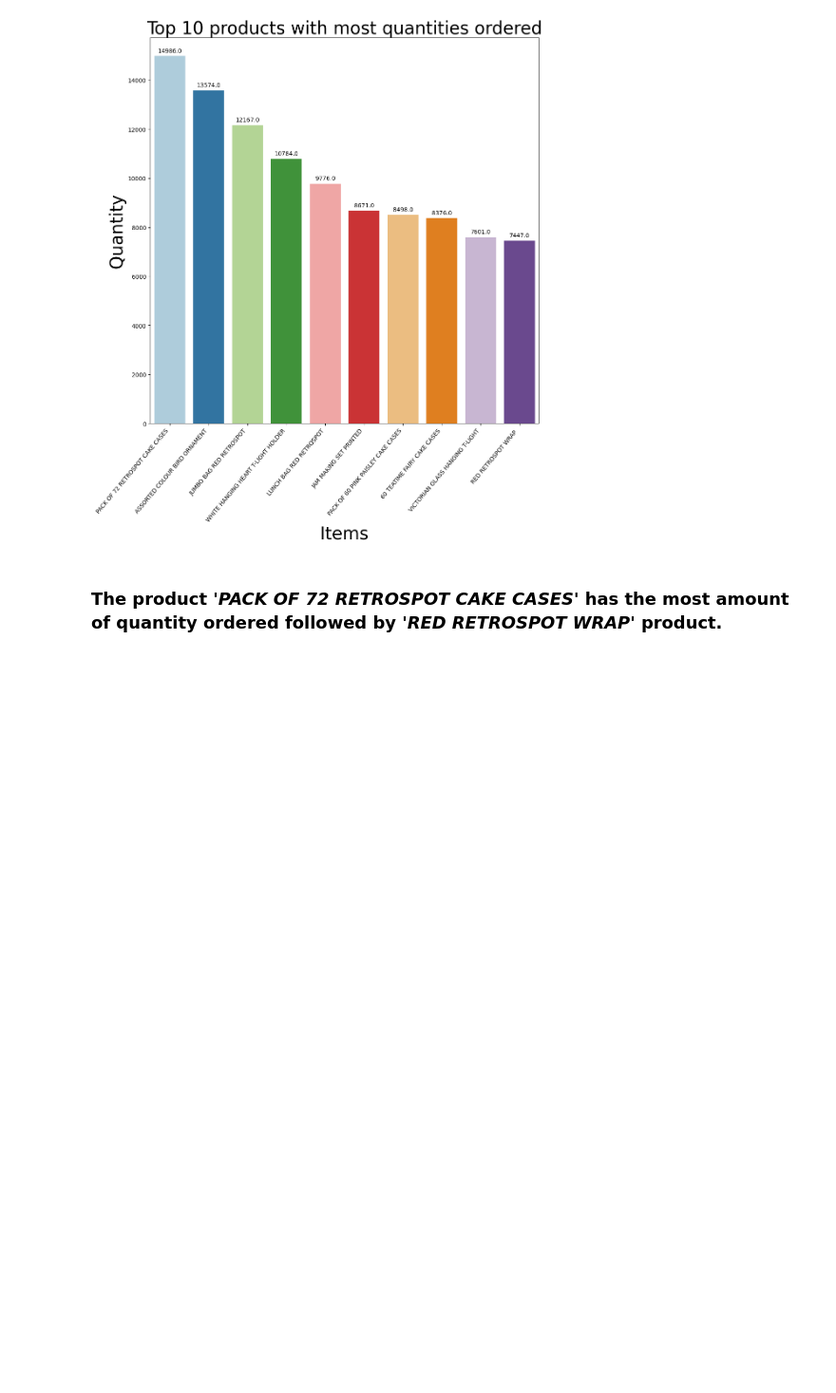
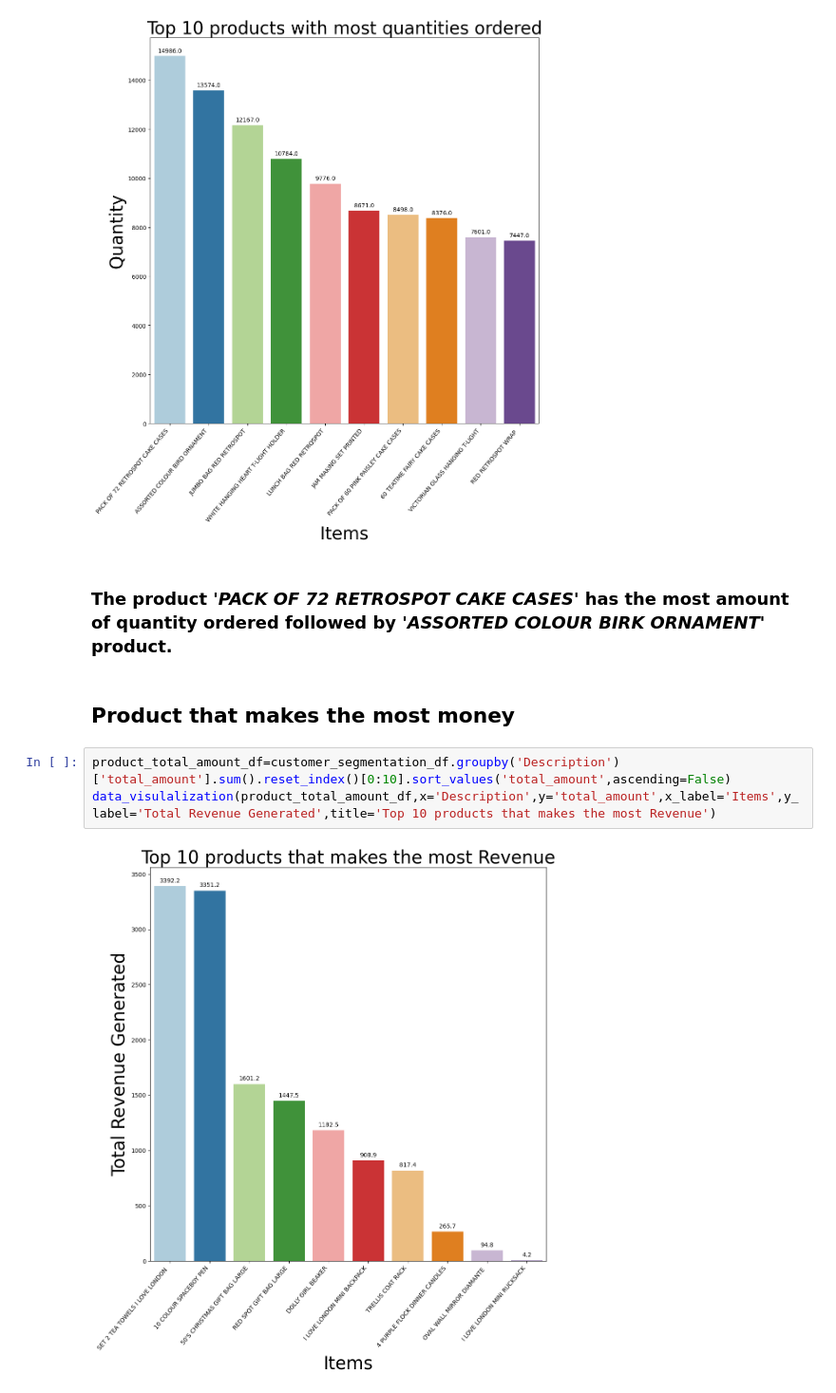
Before and after one commit to vishant750/Online_Retail_Customer_Segmentation, a Jupyter notebook: Online_Retail_Customer_Segmentation.ipynb, the cells around one changed output. Shown at 95% size. Cells and saved outputs as stored; diff of their text form; blank space fills up the shorter version.

```diff
--- a/Online_Retail_Customer_Segmentation.ipynb
+++ b/Online_Retail_Customer_Segmentation.ipynb
@@ -351,4 +351,11 @@ data_visulalization(product_quantity,x='Description',y='Quantity',x_label='Items
 # %% [output]
 [figure]
 # %% [markdown]
-### The product '*PACK OF 72 RETROSPOT CAKE CASES*' has the most amount of quantity ordered followed by '*RED RETROSPOT WRAP*' product.
+### The product '*PACK OF 72 RETROSPOT CAKE CASES*' has the most amount of quantity ordered followed by '*ASSORTED COLOUR BIRK ORNAMENT*' product.
+# %% [markdown]
+## **Product that makes the most money**
+# %%
+product_total_amount_df=customer_segmentation_df.groupby('Description')['total_amount'].sum().reset_index()[0:10].sort_values('total_amount',ascending=False)
+data_visulalization(product_total_amount_df,x='Description',y='total_amount',x_label='Items',y_label='Total Revenue Generated',title='Top 10 products that makes the most Revenue')
+# %% [output]
+[figure, added]
```
Also changed, not shown: parts of 25 cells of this notebook.
